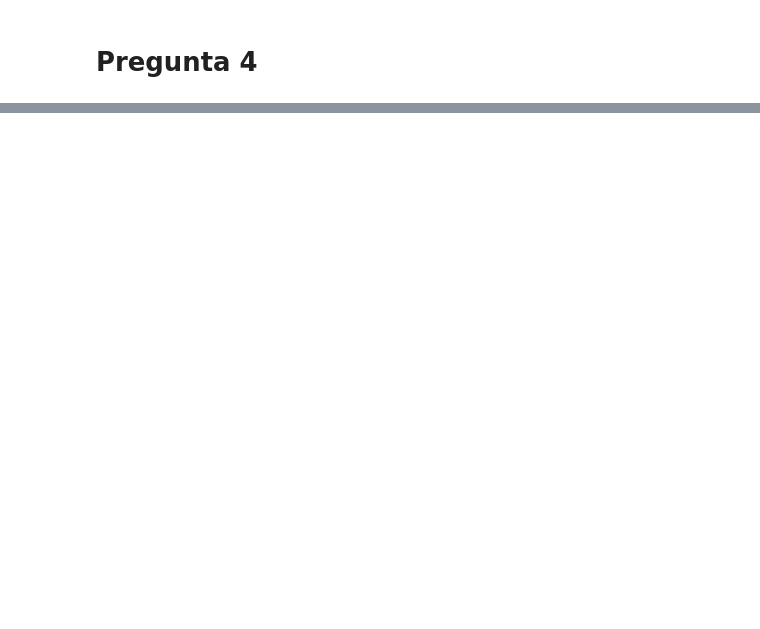
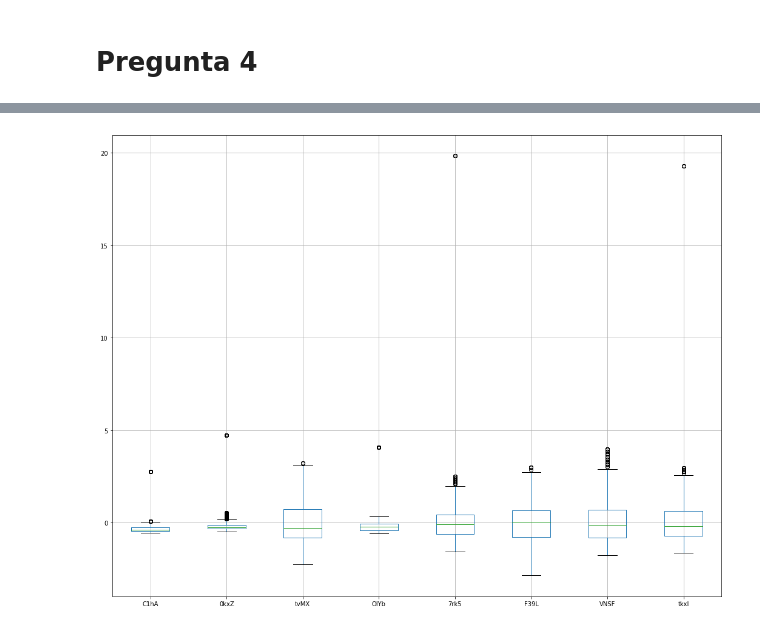
Before and after one commit to honorcode93/RN-Tarea1, a Jupyter notebook: Pregunta 4.ipynb, the cells around one changed output, grey strips where cells are left out. Drawn from its saved outputs; the diff is of its cells as text; code cells hidden in the pictures; blank space fills up the shorter version.

```diff
--- a/Pregunta 4.ipynb
+++ b/Pregunta 4.ipynb
@@ -34,0 +69,6 @@ ValueError: Wrong number of items passed 4620, placement implies 6600
+# %%
+import matplotlib.pyplot as plt
+x_train.boxplot(figsize=(18, 14))
+plt.show()
+# %% [output]
+[figure, added]
```
Also changed, not shown: parts of 10 cells of this notebook.
